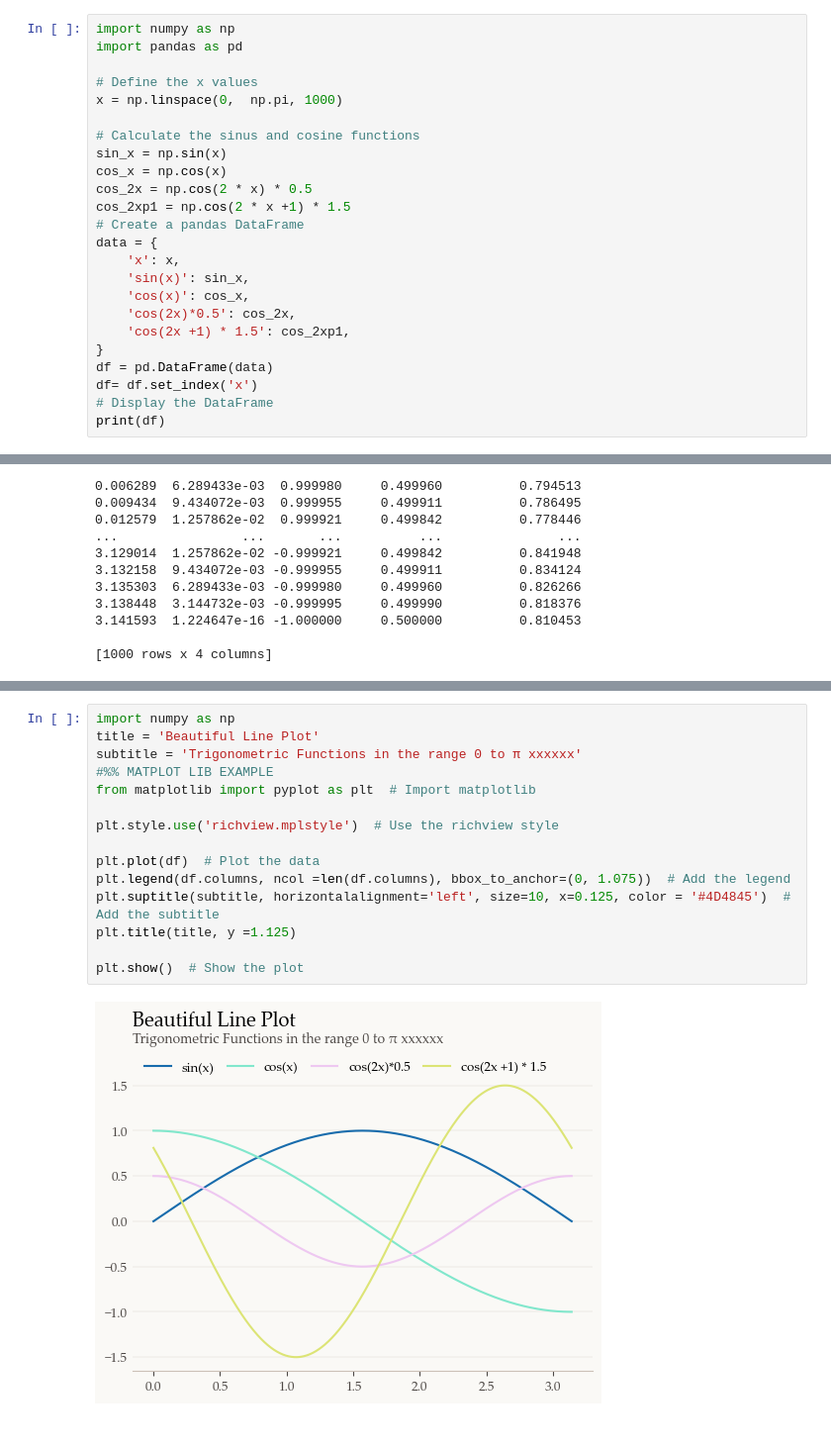
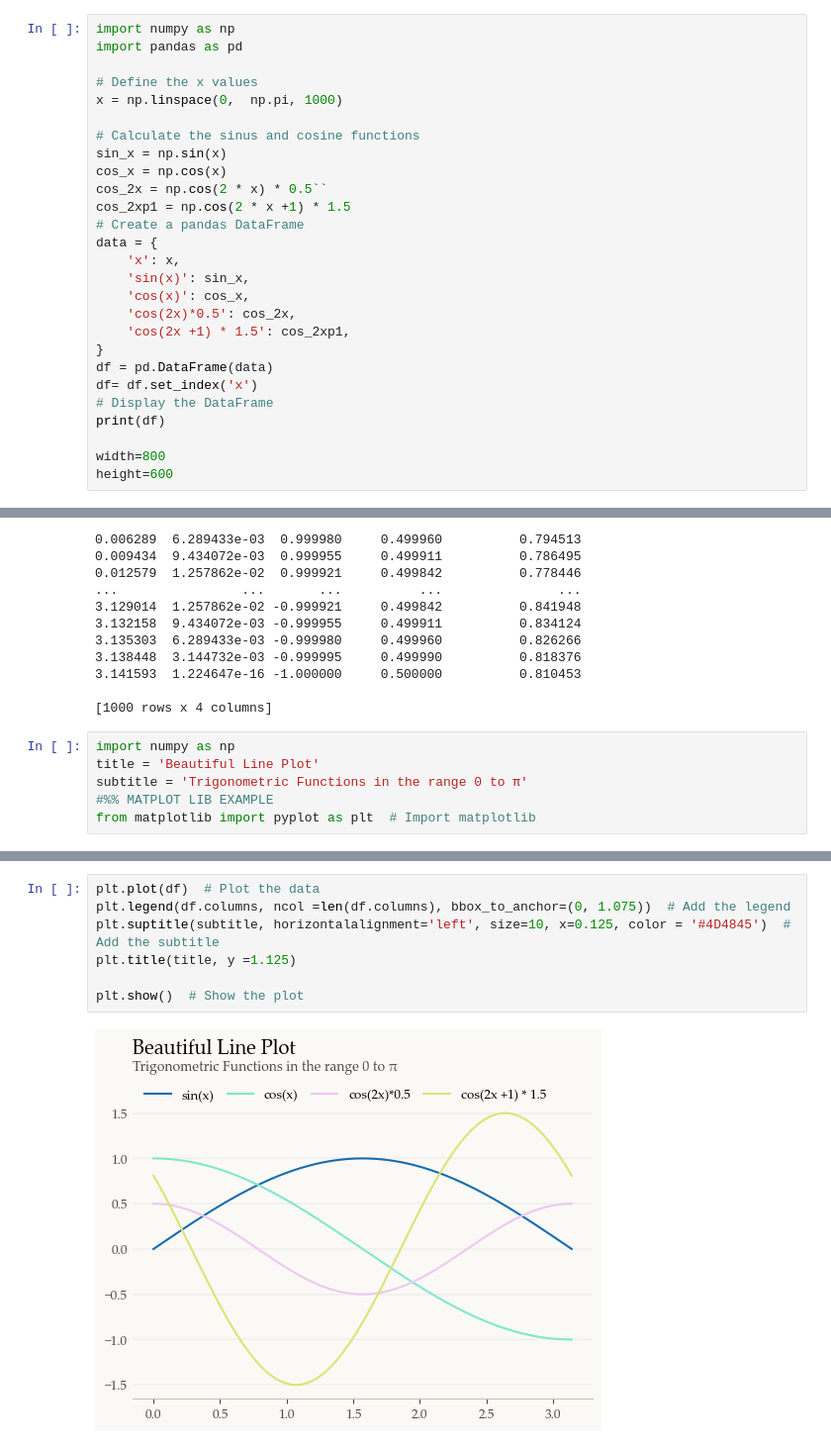
Before and after one commit to 1vecera/RichTemplates, a Jupyter notebook: richtemplates/tutorial.ipynb, the cells around one changed output, grey strips where cells are left out. Shown at 99% size. Drawn from its saved outputs; the diff is of its cells as text.

```diff
--- a/richtemplates/tutorial.ipynb
+++ b/richtemplates/tutorial.ipynb
@@ -8,7 +8,7 @@ x = np.linspace(0,  np.pi, 1000)
 # Calculate the sinus and cosine functions
 sin_x = np.sin(x)
 cos_x = np.cos(x)
-cos_2x = np.cos(2 * x) * 0.5
+cos_2x = np.cos(2 * x) * 0.5``
 cos_2xp1 = np.cos(2 * x +1) * 1.5
 # Create a pandas DataFrame
 data = {
@@ -22,6 +22,9 @@ df = pd.DataFrame(data)
 df= df.set_index('x')
 # Display the DataFrame
 print(df)
+
+width=800
+height=600
 # %% [output]
                 sin(x)    cos(x)  cos(2x)*0.5  cos(2x +1) * 1.5
 x
@@ -38,3 +41,9 @@ x
 3.141593  1.224647e-16 -1.000000     0.500000          0.810453
 
 [1000 rows x 4 columns]
+# %%
+import numpy as np
+title = 'Beautiful Line Plot'
+subtitle = 'Trigonometric Functions in the range 0 to π'
+#%% MATPLOT LIB EXAMPLE
+from matplotlib import pyplot as plt  # Import matplotlib
@@ -41,20 +61,12 @@ x
 # %%
-import numpy as np
-title = 'Beautiful Line Plot'
-subtitle = 'Trigonometric Functions in the range 0 to π xxxxxx'
-#%% MATPLOT LIB EXAMPLE
-from matplotlib import pyplot as plt  # Import matplotlib
-
-plt.style.use('richview.mplstyle')  # Use the richview style
-
 plt.plot(df)  # Plot the data
 plt.legend(df.columns, ncol =len(df.columns), bbox_to_anchor=(0, 1.075))  # Add the legend
 plt.suptitle(subtitle, horizontalalignment='left', size=10, x=0.125, color = '#4D4845')  # Add the subtitle
 plt.title(title, y =1.125)
 
 plt.show()  # Show the plot
 # %% [output]
-[figure, old version]
+[figure, new version]
 # %%
 import plotly.io as io  # Import plotly io so we can set the template
 from  plotly_theme import generate_RichView_plotly_theme  # Import the richview theme
```
Also changed, not shown: parts of 6 cells of this notebook, 8 other files.
